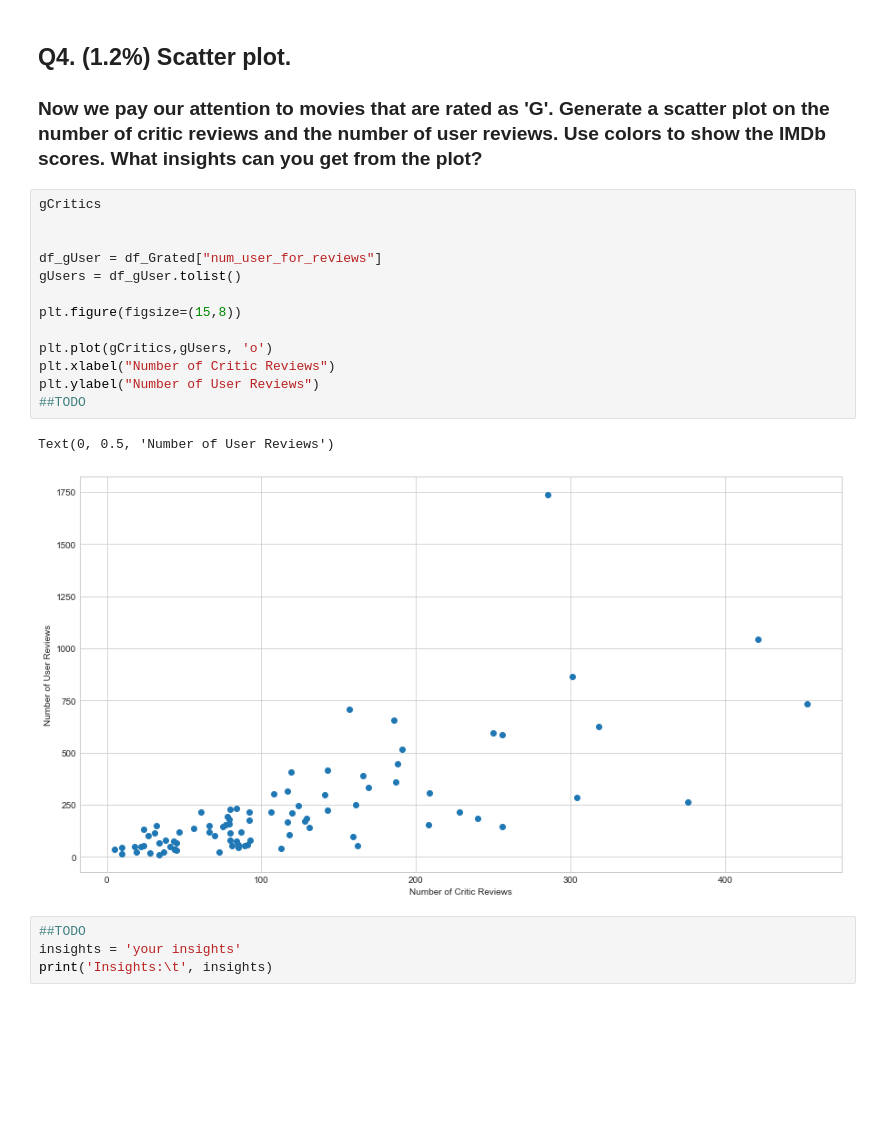
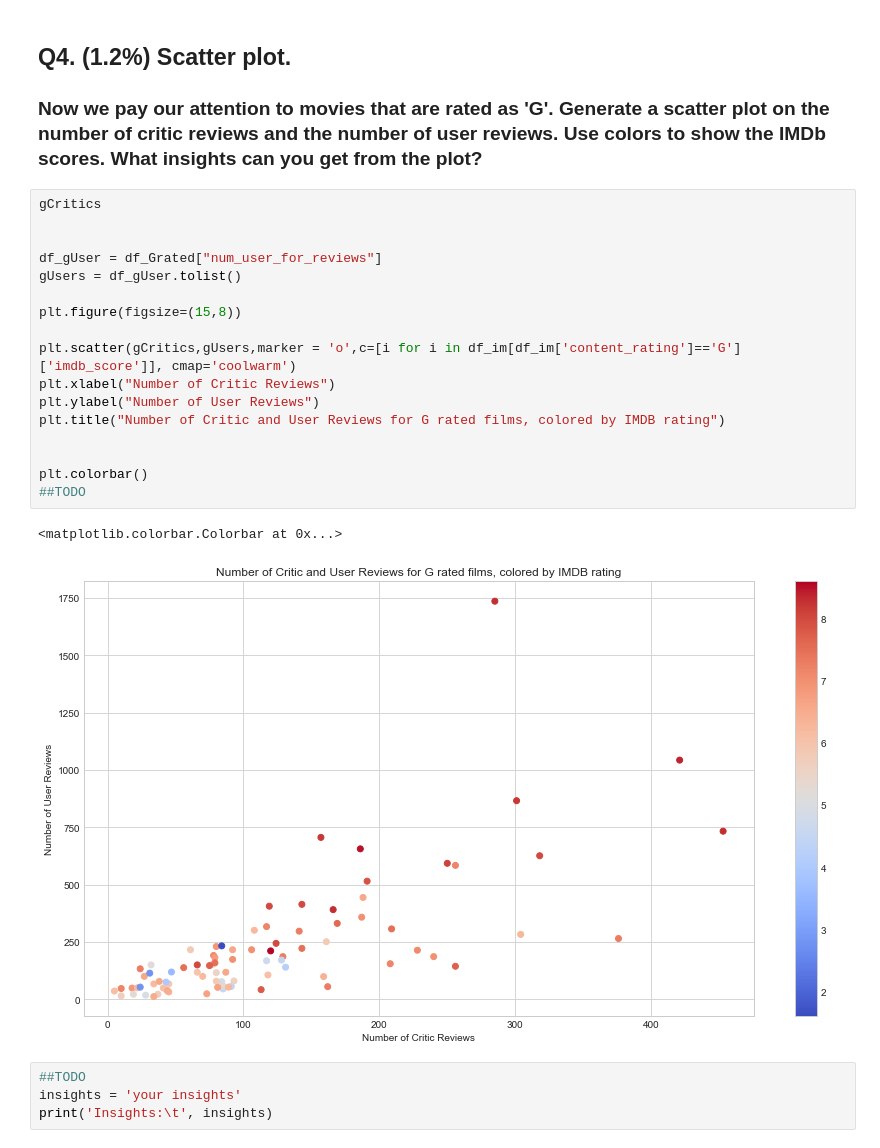
Before and after one commit to carlit-os/datasci_hw2_plots, a Jupyter notebook: HW2.ipynb, the cells around one changed output. Saved outputs shown, nothing was run; the diff lists cells and outputs as text; blank space fills up the shorter version.

Commit message:
Added third dimension to Q4 scatter plot

```diff
--- a/HW2.ipynb
+++ b/HW2.ipynb
@@ -130,19 +130,23 @@ Insights:        your insights
 # %%
 gCritics
 
 
 df_gUser = df_Grated["num_user_for_reviews"]
 gUsers = df_gUser.tolist()
 
 plt.figure(figsize=(15,8))
 
-plt.plot(gCritics,gUsers, 'o')
+plt.scatter(gCritics,gUsers,marker = 'o',c=[i for i in df_im[df_im['content_rating']=='G']['imdb_score']], cmap='coolwarm')
 plt.xlabel("Number of Critic Reviews")
 plt.ylabel("Number of User Reviews")
+plt.title("Number of Critic and User Reviews for G rated films, colored by IMDB rating")
+
+
+plt.colorbar()
 ##TODO
 # %% [output]
-Text(0, 0.5, 'Number of User Reviews')
+<matplotlib.colorbar.Colorbar at 0x...>
-[figure, old version]
+[figure, new version]
 # %%
 ##TODO
 insights = 'your insights'
```
Also changed, not shown: parts of 2 cells of this notebook, 1 other file.
